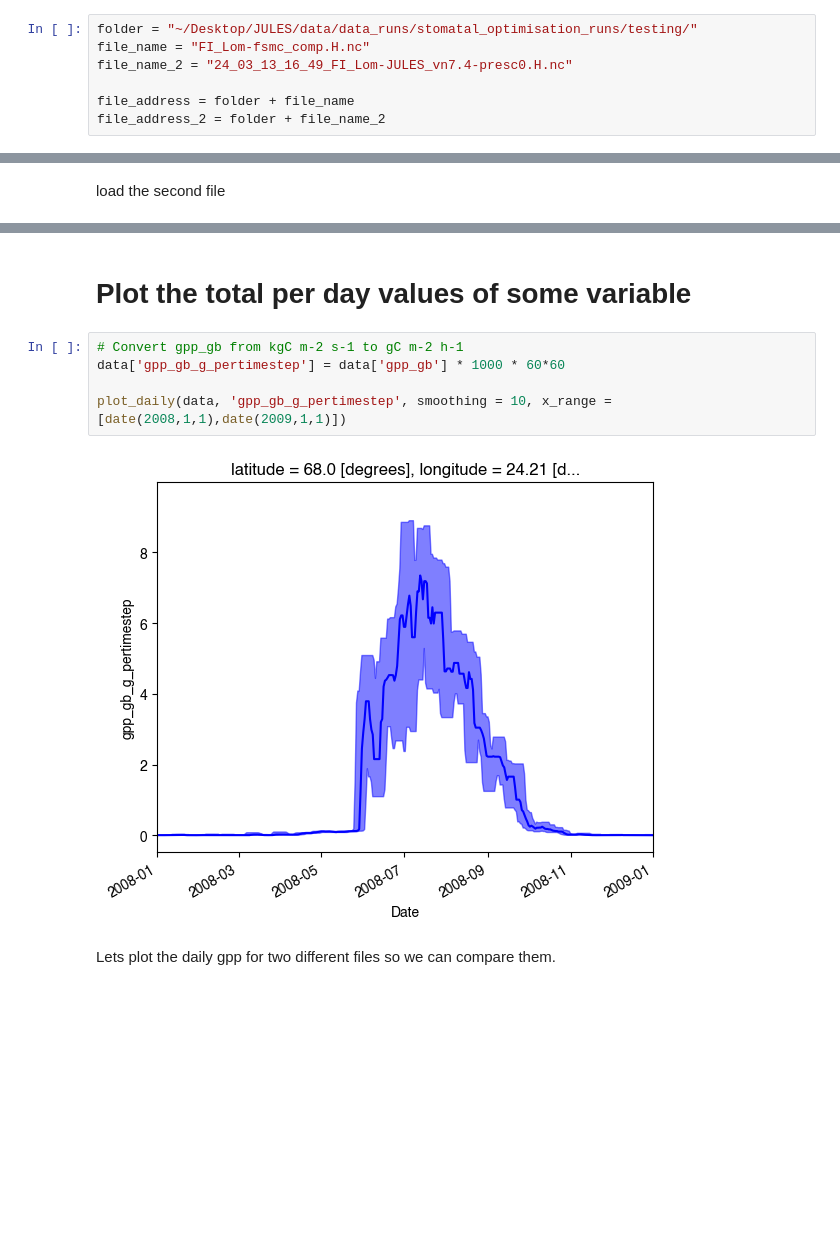
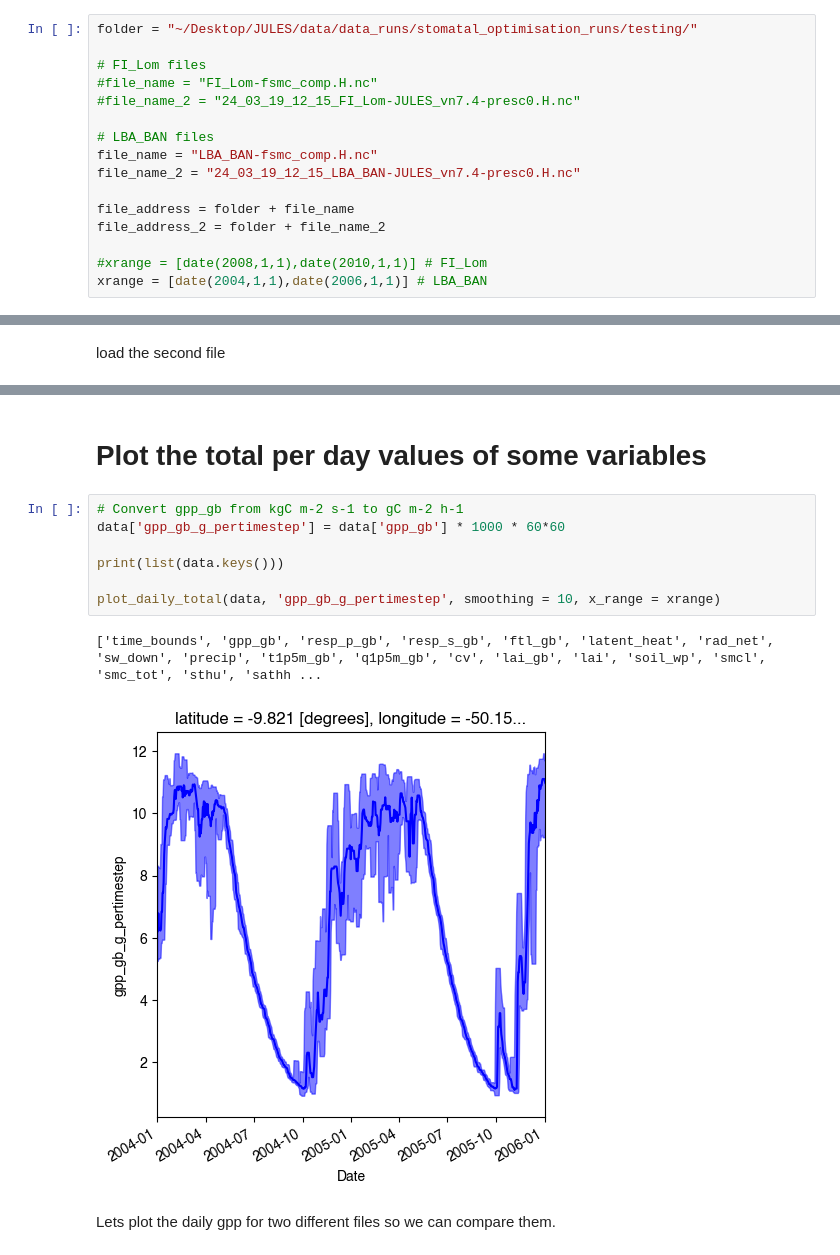
Before and after one commit to CaleBaguley/JULES-plotting-and-analysis-code, a Jupyter notebook: notebooks/File load and plot test.ipynb, the cells around one changed output, grey strips where cells are left out. Drawn from its saved outputs; the diff is of its cells as text; blank space fills up the shorter version.

Commit message:
Changed to use plot_daily_total over plot_daily

```diff
--- a/notebooks/File load and plot test.ipynb
+++ b/notebooks/File load and plot test.ipynb
@@ -19,11 +19,20 @@ from datetime import datetime, date
 File details.
 # %%
 folder = "~/Desktop/JULES/data/data_runs/stomatal_optimisation_runs/testing/"
-file_name = "FI_Lom-fsmc_comp.H.nc"
-file_name_2 = "24_03_13_16_49_FI_Lom-JULES_vn7.4-presc0.H.nc"
+
+# FI_Lom files
+#file_name = "FI_Lom-fsmc_comp.H.nc"
+#file_name_2 = "24_03_19_12_15_FI_Lom-JULES_vn7.4-presc0.H.nc"
+
+# LBA_BAN files
+file_name = "LBA_BAN-fsmc_comp.H.nc"
+file_name_2 = "24_03_19_12_15_LBA_BAN-JULES_vn7.4-presc0.H.nc"
 
 file_address = folder + file_name
 file_address_2 = folder + file_name_2
+
+#xrange = [date(2008,1,1),date(2010,1,1)] # FI_Lom
+xrange = [date(2004,1,1),date(2006,1,1)] # LBA_BAN
 # %% [markdown]
 Load and print the file
 # %%
@@ -55,12 +83,15 @@ data_2 = load_jules_output_file_xarray(file_address_2)
 # %% [markdown]
-# Plot the total per day values of some variable
+# Plot the total per day values of some variables
 # %%
 # Convert gpp_gb from kgC m-2 s-1 to gC m-2 h-1
 data['gpp_gb_g_pertimestep'] = data['gpp_gb'] * 1000 * 60*60
 
-plot_daily(data, 'gpp_gb_g_pertimestep', smoothing = 10, x_range = [date(2008,1,1),date(2009,1,1)])
+print(list(data.keys()))
+
+plot_daily_total(data, 'gpp_gb_g_pertimestep', smoothing = 10, x_range = xrange)
 # %% [output]
+['time_bounds', 'gpp_gb', 'resp_p_gb', 'resp_s_gb', 'ftl_gb', 'latent_heat', 'rad_net', 'sw_down', 'precip', 't1p5m_gb', 'q1p5m_gb', 'cv', 'lai_gb', 'lai', 'soil_wp', 'smcl', 'smc_tot', 'sthu', 'sathh ...
-[figure, old version]
+[figure, new version]
 # %% [markdown]
 Lets plot the daily gpp for two different files so we can compare them.
 # %%
```
Also changed, not shown: parts of 11 cells of this notebook.
